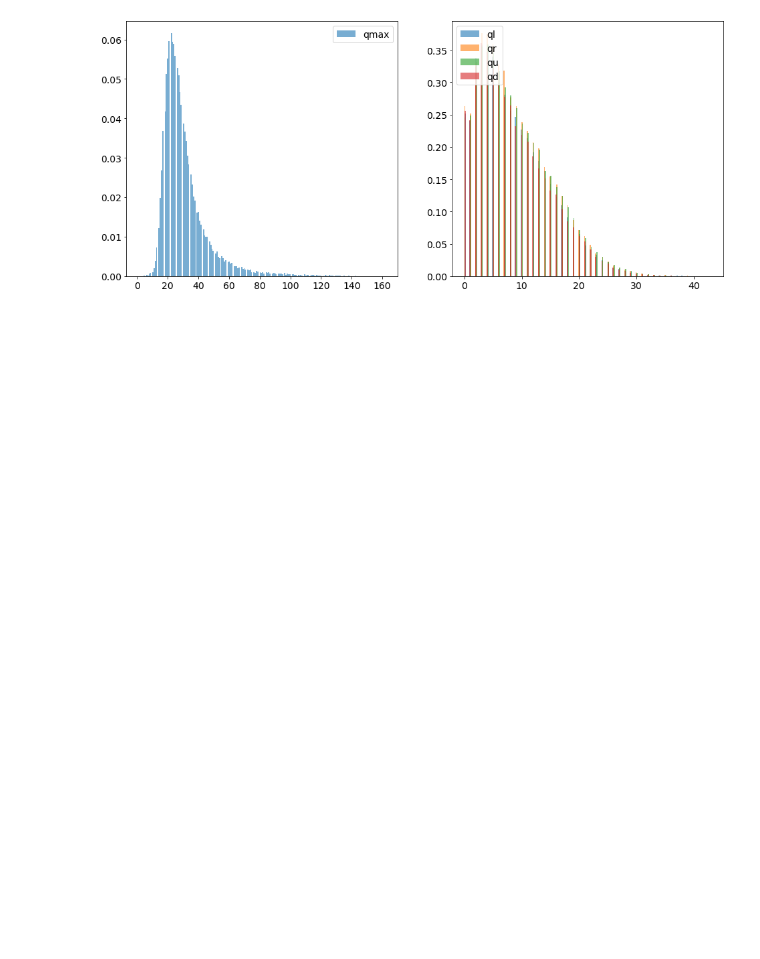
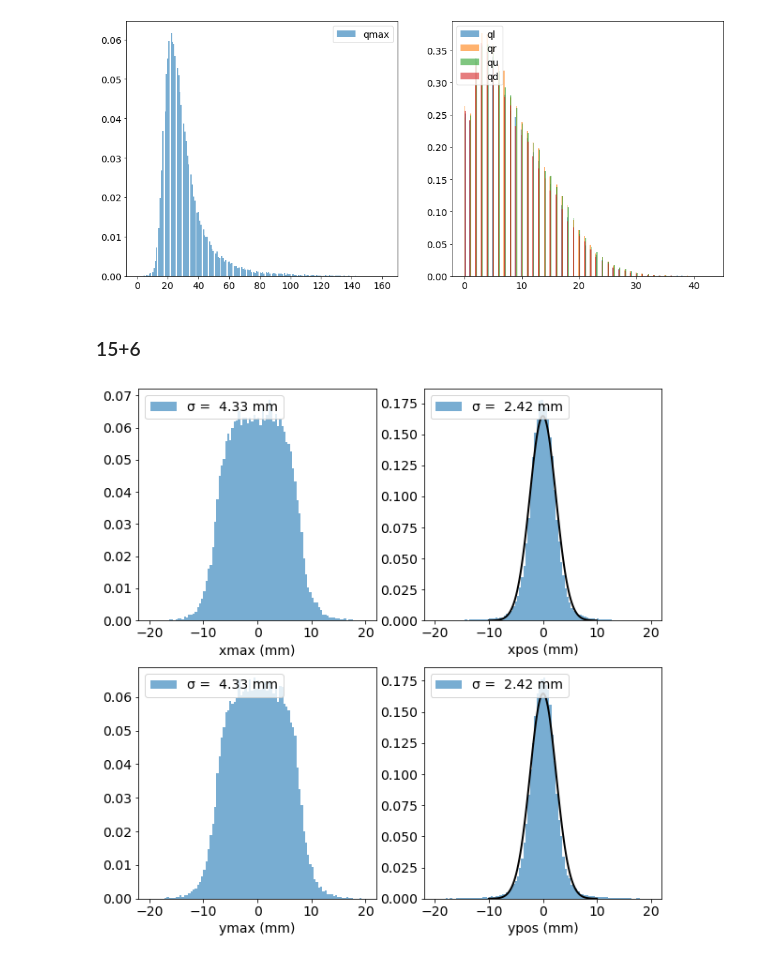
Before and after one commit to jjgomezcadenas/NextFlex, a Jupyter notebook: NB/kr_dst.ipynb, the cells around one changed output. Cells and saved outputs as stored; diff of their text form; code cells hidden in the pictures; blank space fills up the shorter version.

```diff
--- a/NB/kr_dst.ipynb
+++ b/NB/kr_dst.ipynb
@@ -154,3 +155,5 @@ resolution(krdst, xlim=(-10,10), bins=100, figsize=(10,10), alpha=0.6)
 q_sipm(krdst,  bins=200, figsize=(16,7), alpha=0.6)
 # %% [output]
 [figure]
+# %% [markdown]
+### 15+6
@@ -156,0 +162,6 @@ q_sipm(krdst,  bins=200, figsize=(16,7), alpha=0.6)
+# %%
+krdst = pd.read_csv(f'{iPATH}/krdst.csv')
+# %%
+resolution(krdst, xlim=(-10,10), bins=100, figsize=(10,10), alpha=0.6)
+# %% [output]
+[figure, added]
```
Also changed, not shown: parts of 9 cells of this notebook, 2 other files.
